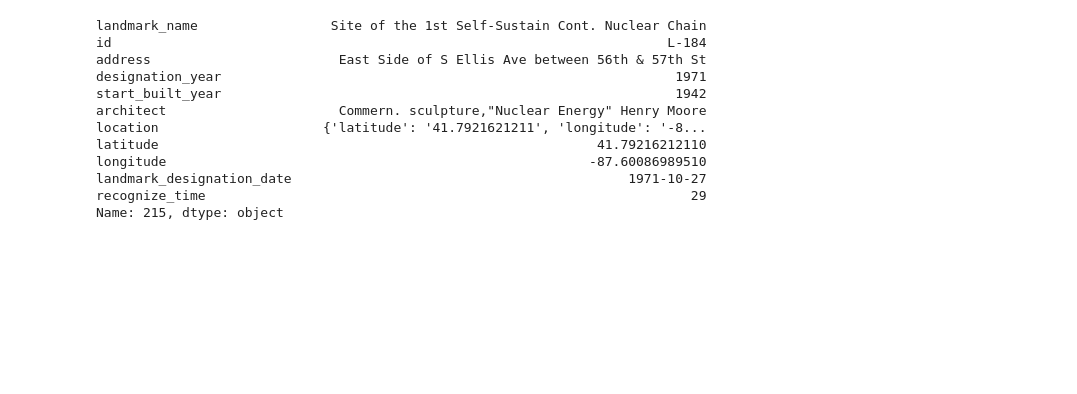
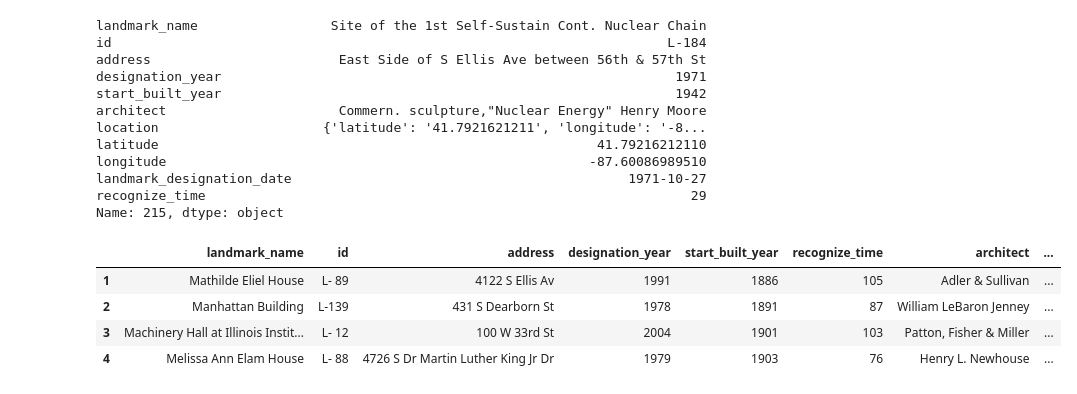
Before and after one commit to liliana-ilut/chicago-landmarks, a Jupyter notebook: data.ipynb, the cells around one changed output. Saved outputs shown, nothing was run; the diff lists cells and outputs as text; code cells hidden in the pictures; blank space fills up the shorter version.

```diff
--- a/data.ipynb
+++ b/data.ipynb
@@ -334,3 +247,13 @@ longitude                                                      -87.60086989510
 landmark_designation_date                                           1971-10-27
 recognize_time                                                              29
 Name: 215, dtype: object
+# %%
+#rearrange the columns
+final_df = clean_df.reindex(['landmark_name','id', 'address', 'designation_year', 'start_built_year','recognize_time', 'architect', 'latitude', 'longitude' , 'landmark_designation_date', 'location'], axis=1)
+final_df.head(4)
+# %% [output]
+|  | landmark_name | id | address | designation_year | start_built_year | recognize_time | architect | ... |
+| 1 | Mathilde Eliel House | L- 89 | 4122 S Ellis Av | 1991 | 1886 | 105 | Adler & Sullivan | ... |
+| 2 | Manhattan Building | L-139 | 431 S Dearborn St | 1978 | 1891 | 87 | William LeBaron Jenney | ... |
+| 3 | Machinery Hall at Illinois Instit... | L- 12 | 100 W 33rd St | 2004 | 1901 | 103 | Patton, Fisher & Miller | ... |
+| 4 | Melissa Ann Elam House | L- 88 | 4726 S Dr Martin Luther King Jr Dr | 1979 | 1903 | 76 | Henry L. Newhouse | ... |
```
Also changed, not shown: parts of 28 cells of this notebook, 1 other file.
